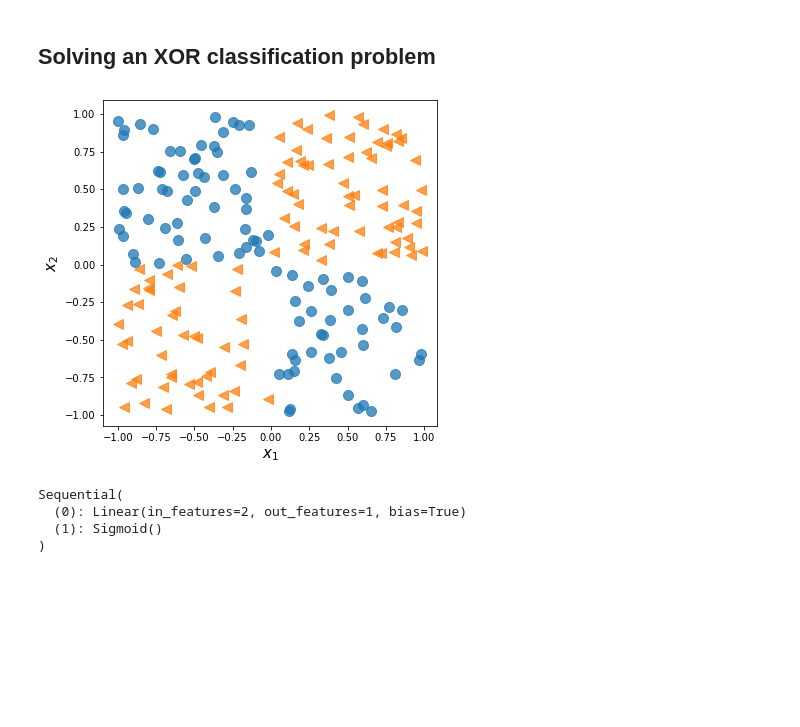
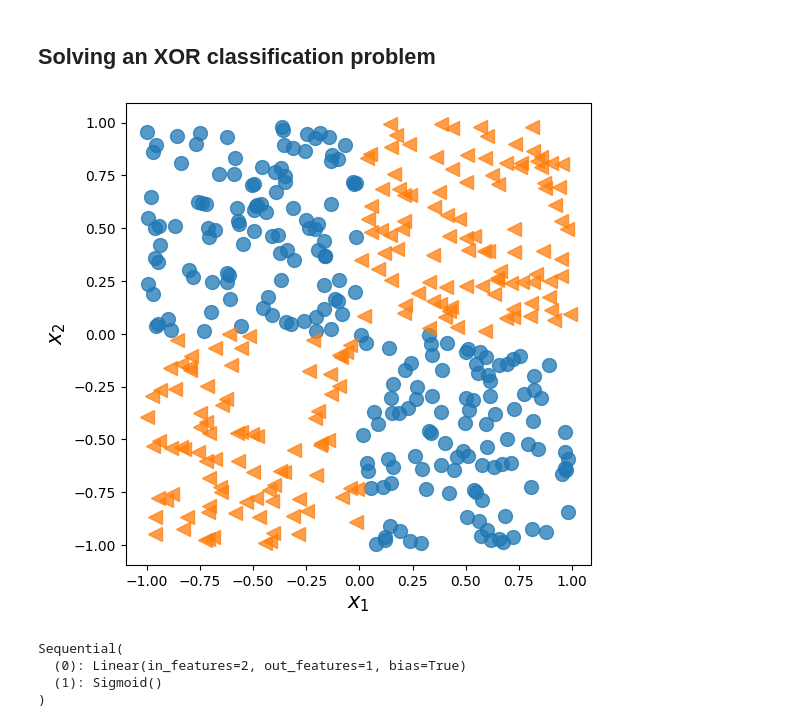
Before and after one commit to nelong/machine-learning-book, a Jupyter notebook: ch13/ch13_part1.ipynb, the cells around one changed output. Drawn from its saved outputs; the diff is of its cells as text; code cells hidden in the pictures; blank space fills up the shorter version.

```diff
--- a/ch13/ch13_part1.ipynb
+++ b/ch13/ch13_part1.ipynb
@@ -214,33 +197,33 @@ optimizer = torch.optim.SGD(model.parameters(), lr=0.001)
 # %%
 import numpy as np
 import matplotlib.pyplot as plt
 %matplotlib inline
 
 
 np.random.seed(1)
-torch.manual_seed(1)
-x = np.random.uniform(low=-1, high=1, size=(200, 2))
+torch.manual_seed(1234)
+x = np.random.uniform(low=-1, high=1, size=(400, 2))
 y = np.ones(len(x))
 y[x[:, 0] * x[:, 1]<0] = 0
 
 n_train = 100
 x_train = torch.tensor(x[:n_train, :], dtype=torch.float32)
 y_train = torch.tensor(y[:n_train], dtype=torch.float32)
 x_valid = torch.tensor(x[n_train:, :], dtype=torch.float32)
 y_valid = torch.tensor(y[n_train:], dtype=torch.float32)
 
 fig = plt.figure(figsize=(6, 6))
 plt.plot(x[y==0, 0],
          x[y==0, 1], 'o', alpha=0.75, markersize=10)
 plt.plot(x[y==1, 0],
          x[y==1, 1], '<', alpha=0.75, markersize=10)
 plt.xlabel(r'$x_1$', size=15)
 plt.ylabel(r'$x_2$', size=15)
 
 #plt.savefig('figures/13_02.png', dpi=300)
 plt.show()
 # %% [output]
-[figure, old version]
+[figure, new version]
 # %%
 from torch.utils.data import DataLoader, TensorDataset
 
```
Also changed, not shown: parts of 10 cells of this notebook, 12 other files.
